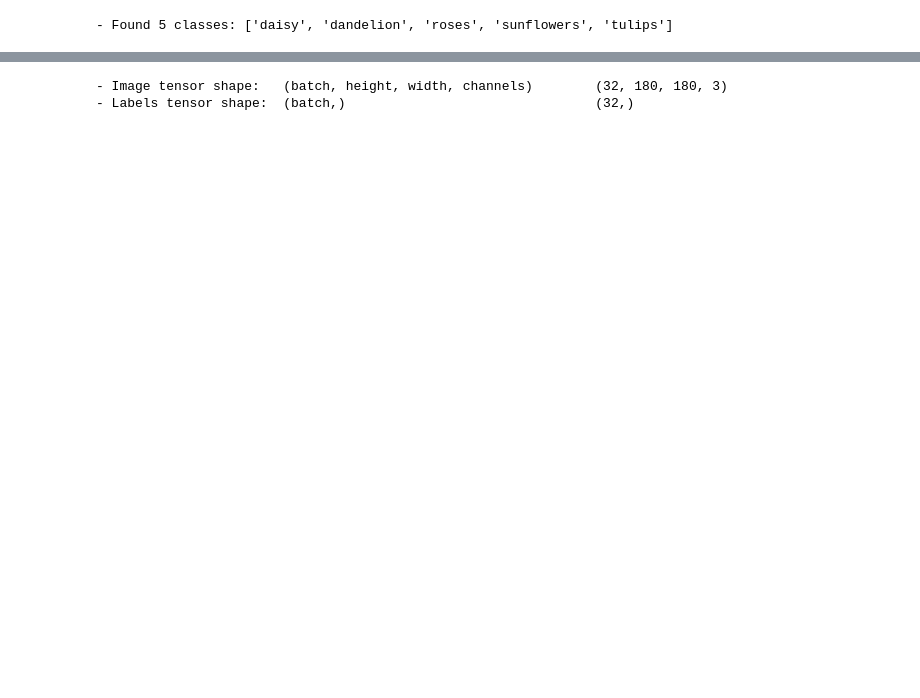
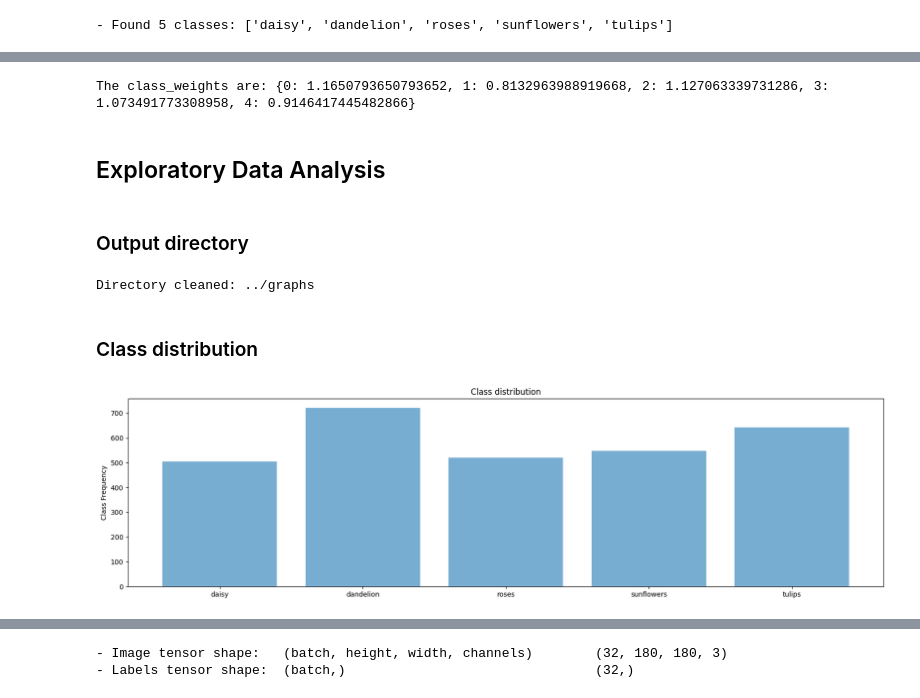
Before and after one commit to willembressers/experiments, a Jupyter notebook: notebooks/image_classification.ipynb, the cells around one changed output, grey strips where cells are left out. Cells and saved outputs as stored; diff of their text form; code cells hidden in the pictures; blank space fills up the shorter version.

```diff
--- a/notebooks/image_classification.ipynb
+++ b/notebooks/image_classification.ipynb
@@ -121 +132,48 @@ print(f"- Found {num_classes} classes: {class_names}")
+# %%
+# get the labels (this can take a while, because it has to load ALL images)
+y_train = np.concatenate([y for x, y in train_ds], axis=0)
+
+# calculate the weights
+class_weights = class_weight.compute_class_weight(
+    class_weight='balanced',
+    classes=np.unique(y_train),
+    y=y_train
+)
+
+# combine the class_ids with class_weights
+class_weights = {class_id:class_weight for class_id, class_weight in zip(range(num_classes), class_weights)}
+print(f"The class_weights are: {class_weights}")
+# %% [output]
+The class_weights are: {0: 1.1650793650793652, 1: 0.8132963988919668, 2: 1.127063339731286, 3: 1.073491773308958, 4: 0.9146417445482866}
+# %% [markdown]
+## Exploratory Data Analysis
+# %% [markdown]
+### Output directory
+# %%
+graphs_dir = pathlib.Path("../graphs")
+
+# remove the directoy and all its contents
+if graphs_dir.exists():
+    shutil.rmtree(graphs_dir, ignore_errors=False, onerror=None)
+
+# create the directory
+graphs_dir.mkdir(parents=True, exist_ok=True)
+
+print(f'Directory cleaned: {graphs_dir}')
+# %% [output]
+Directory cleaned: ../graphs
+# %% [markdown]
+### Class distribution
+# %%
+classesIndexes, classesFrequency = np.unique(y_train, return_counts=True)
+
+fig_distribution = plt.figure(figsize=(20, 5))
+plt.bar(classesIndexes, classesFrequency, align='center', alpha=0.6)
+plt.ylabel('Class Frequency')
+plt.xticks(classesIndexes, class_names)
+plt.title('Class distribution')
+fig_distribution.savefig(graphs_dir / 'class_distribution.png', transparent=True, dpi=500)
+plt.show()
+# %% [output]
+[figure, added]
 # %% [markdown]
```
Also changed, not shown: parts of 46 cells of this notebook, 1 other file.
